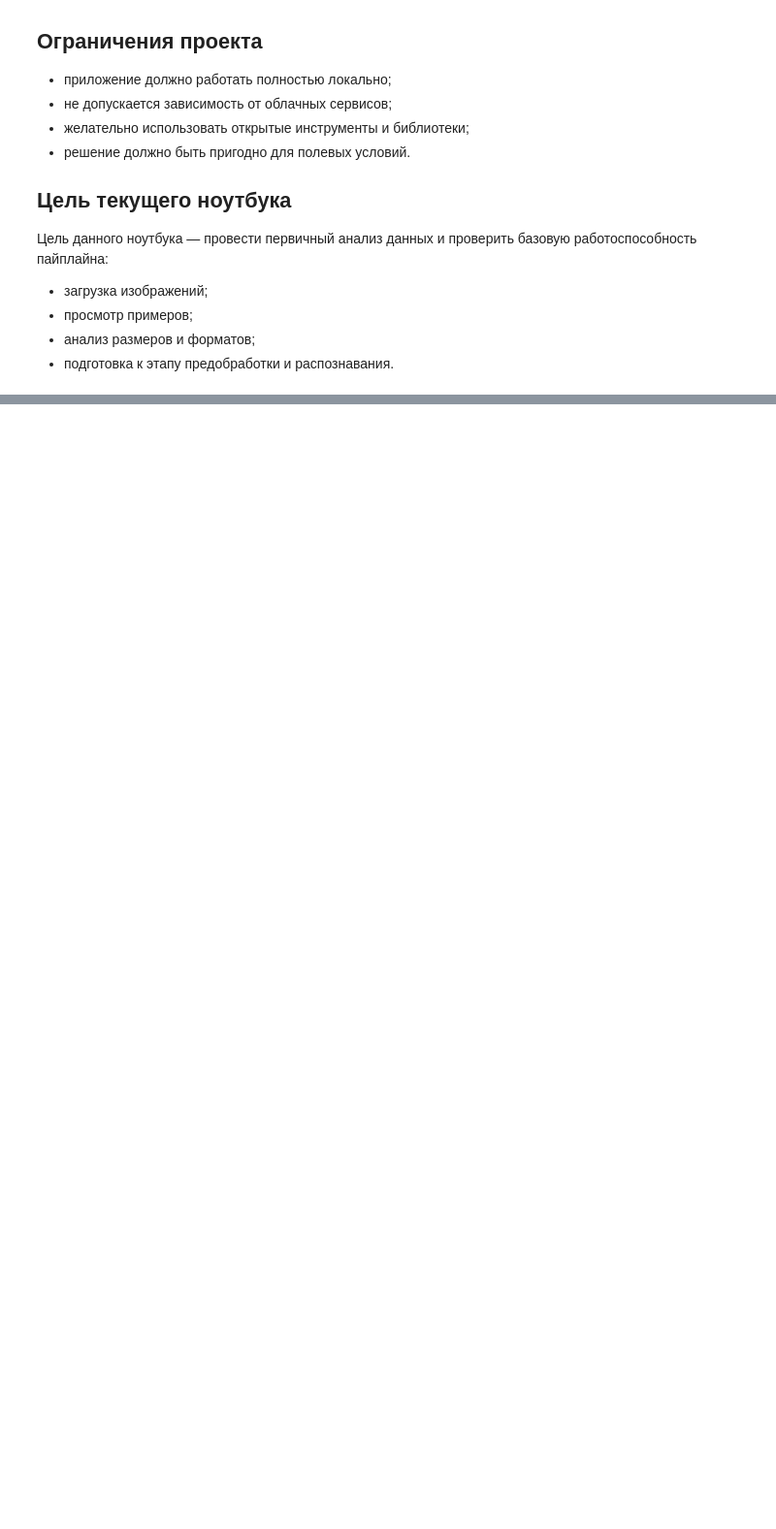
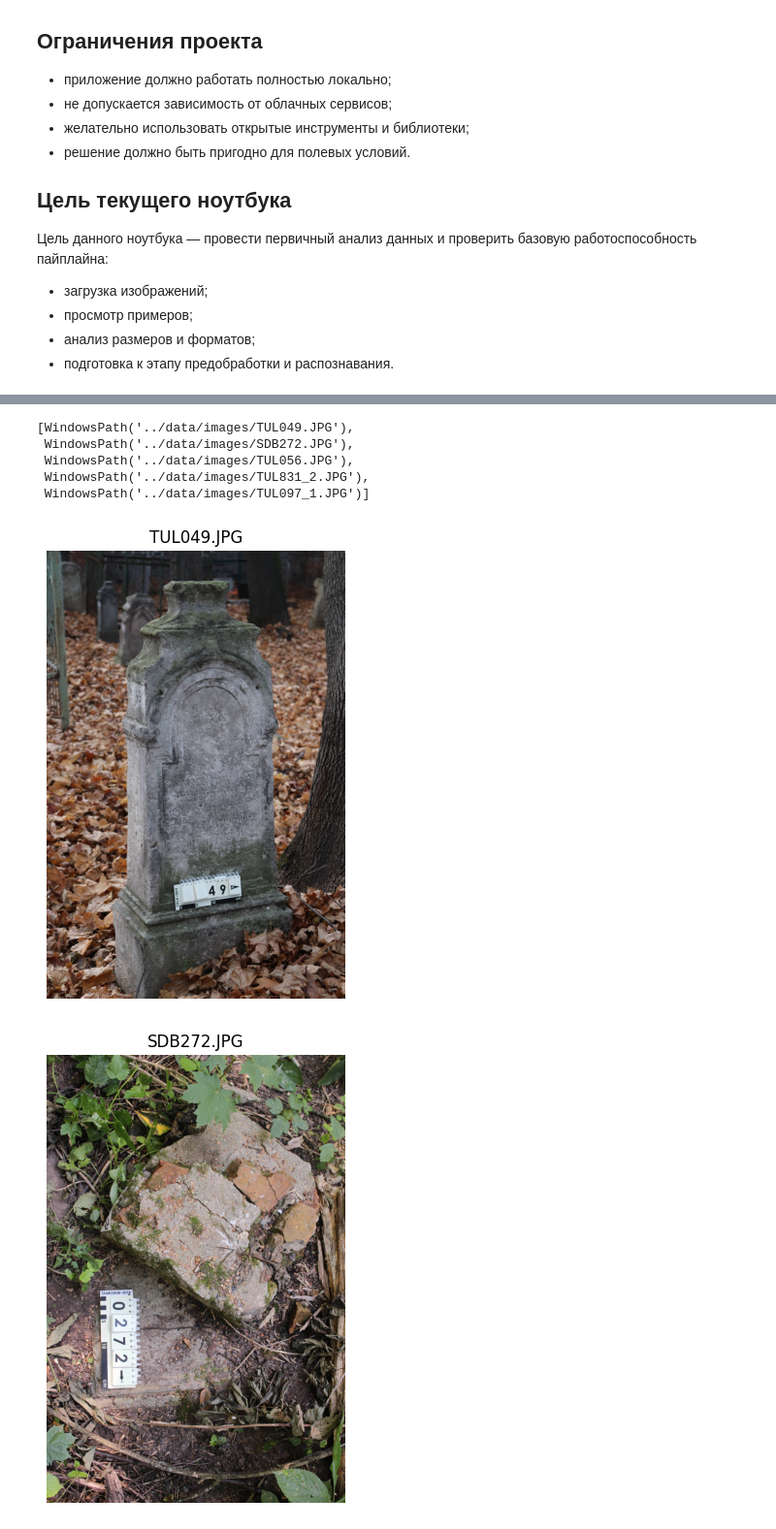
Before and after one commit to Schwarzepolizei/plate-recognition, a Jupyter notebook: notebooks/01_exploration.ipynb, the cells around one changed output, grey strips where cells are left out. Shown at 97% size. Cells and saved outputs as stored; diff of their text form; code cells hidden in the pictures; blank space fills up the shorter version.

```diff
--- a/notebooks/01_exploration.ipynb
+++ b/notebooks/01_exploration.ipynb
@@ -45,3 +45,10 @@ import random
 import cv2
 import matplotlib.pyplot as plt
 import numpy as np
+# %%
+DATA_DIR = Path("../data")
+IMAGES_DIR = DATA_DIR / "images"
+
+print("DATA_DIR:", DATA_DIR.resolve())
+print("IMAGES_DIR:", IMAGES_DIR.resolve())
+print("Папка существует:", IMAGES_DIR.exists())
@@ -47,0 +97,15 @@ import numpy as np
+# %%
+sample_for_sizes = random.sample(image_paths, min(30, len(image_paths)))
+
+sizes = []
+
+for path in sample_for_sizes:
+    image = cv2.imread(str(path))
+    if image is not None:
+        h, w = image.shape[:2]
+        sizes.append((path.name, w, h))
+
+print(f"Успешно считано изображений: {len(sizes)}")
+print("Пример размеров:")
+for item in sizes[:10]:
+    print(item)
@@ -47,0 +125,30 @@ import numpy as np
+# %%
+sample_paths = random.sample(image_paths, min(5, len(image_paths)))
+sample_paths
+# %% [output]
+[WindowsPath('../data/images/TUL049.JPG'),
+ WindowsPath('../data/images/SDB272.JPG'),
+ WindowsPath('../data/images/TUL056.JPG'),
+ WindowsPath('../data/images/TUL831_2.JPG'),
+ WindowsPath('../data/images/TUL097_1.JPG')]
+# %%
+def show_image(path, figsize=(8, 6), title=None):
+    image_bgr = cv2.imread(str(path))
+
+    if image_bgr is None:
+        print(f"Не удалось загрузить: {path}")
+        return
+
+    image_rgb = cv2.cvtColor(image_bgr, cv2.COLOR_BGR2RGB)
+
+    plt.figure(figsize=figsize)
+    plt.imshow(image_rgb)
+    plt.title(title if title else path.name)
+    plt.axis("off")
+    plt.show()
+
+for path in sample_paths:
+    show_image(path, figsize=(8, 6))
+# %% [output]
+[figure, added]
+[figure, added]
```
Also changed, not shown: parts of 7 cells of this notebook.
